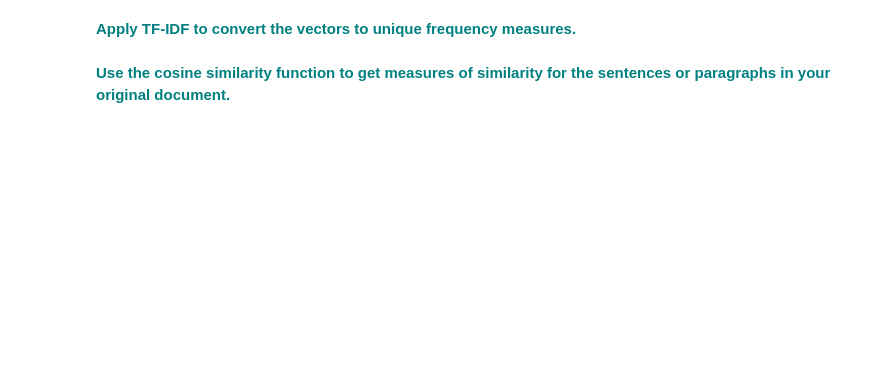
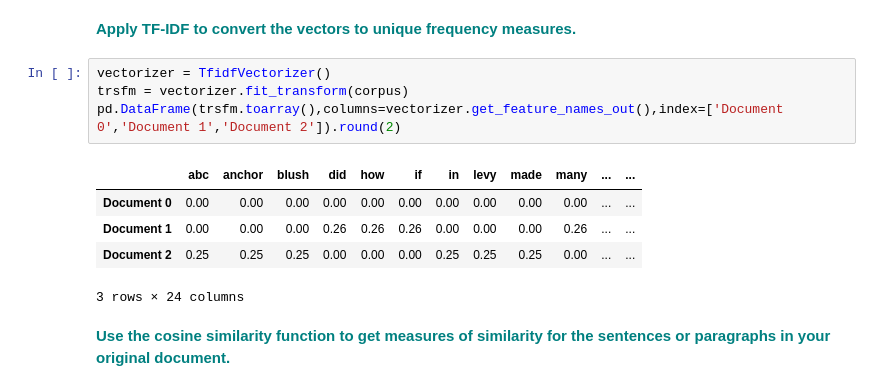
Before and after one commit to cabruck/DataScienceCosineSimilarity, a Jupyter notebook: Cosine_Similarity_Case_Study.ipynb, the cells around one changed output. Drawn from its saved outputs; the diff is of its cells as text; blank space fills up the shorter version.

```diff
--- a/Cosine_Similarity_Case_Study.ipynb
+++ b/Cosine_Similarity_Case_Study.ipynb
@@ -99,4 +162,14 @@ Replace the current values for `Document 0` and `Document 1` with your own sente
 # %% [markdown]
  **<font color='teal'> Apply TF-IDF to convert the vectors to unique frequency measures.</font>**
+# %%
+vectorizer = TfidfVectorizer()
+trsfm = vectorizer.fit_transform(corpus)
+pd.DataFrame(trsfm.toarray(),columns=vectorizer.get_feature_names_out(),index=['Document 0','Document 1','Document 2']).round(2)
+# %% [output]
+|  | abc | anchor | blush | did | how | if | in | levy | made | many | ... | ... |
+| Document 0 | 0.00 | 0.00 | 0.00 | 0.00 | 0.00 | 0.00 | 0.00 | 0.00 | 0.00 | 0.00 | ... | ... |
+| Document 1 | 0.00 | 0.00 | 0.00 | 0.26 | 0.26 | 0.26 | 0.00 | 0.00 | 0.00 | 0.26 | ... | ... |
+| Document 2 | 0.25 | 0.25 | 0.25 | 0.00 | 0.00 | 0.00 | 0.25 | 0.25 | 0.25 | 0.00 | ... | ... |
+3 rows × 24 columns
 # %% [markdown]
  **<font color='teal'> Use the cosine similarity function to get measures of similarity for the sentences or paragraphs in your original document.</font>**
```
Also changed, not shown: parts of 16 cells of this notebook.
